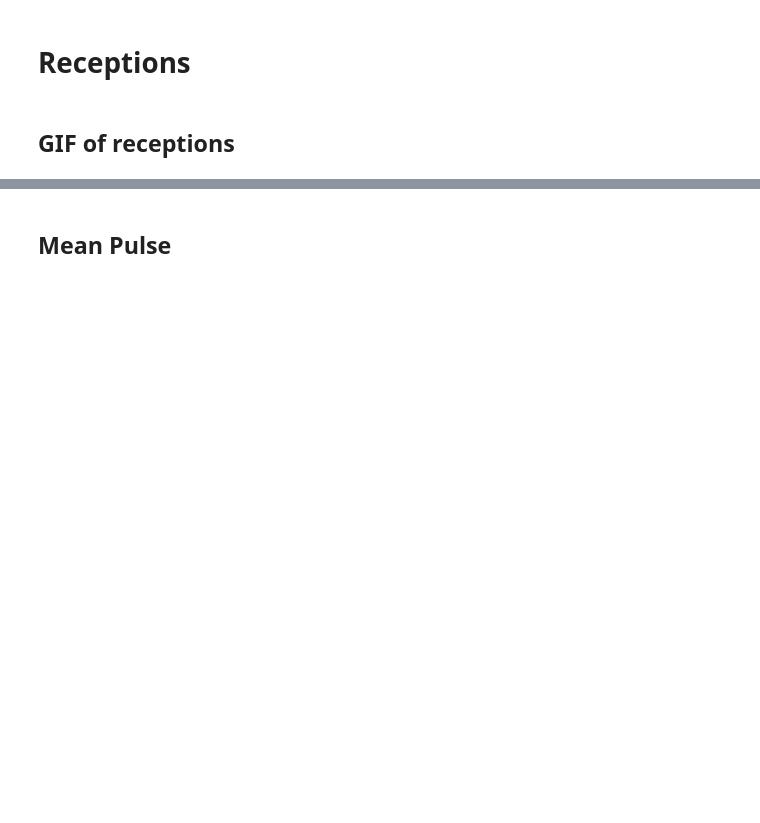
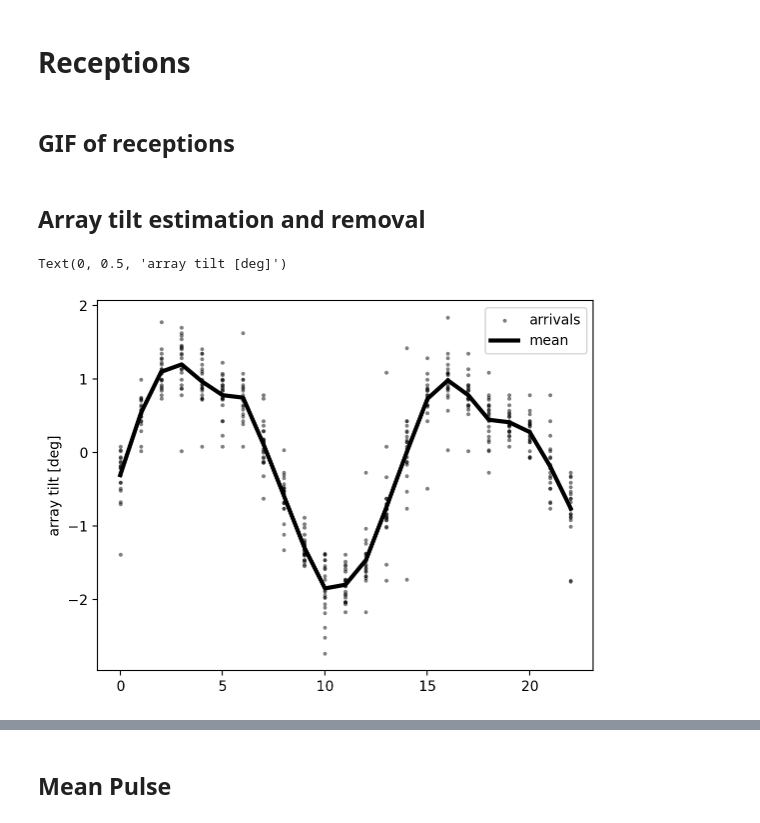
Before and after one commit to John-Ragland/n23_fluctuations_ragland, a Jupyter notebook: notebooks/publication_figures/receptions.ipynb, the cells around one changed output, grey strips where cells are left out. Cells and saved outputs as stored; diff of their text form; code cells hidden in the pictures; blank space fills up the shorter version.

Commit message:
exploring removing array tilt

```diff
--- a/notebooks/publication_figures/receptions.ipynb
+++ b/notebooks/publication_figures/receptions.ipynb
@@ -160,0 +241,33 @@ reception_figures[0].save(
+# %% [markdown]
+## Array tilt estimation and removal
+# %%
+fn = f"{os.environ['NESCAFE23_DATADIR']}dataproducts/peak_locations.pkl"
+with open(fn, "rb") as f:
+    peak_locations = pickle.load(f)
+
+omit_list = ['-15b', '-14b', '-6b', '-13b']
+
+arrival_angles = []
+for k, ray_id in enumerate(peak_locations['angles'].keys()):
+    if ray_id in omit_list:
+        continue
+    if k == 0:
+        label = 'arrivals'
+    else:
+        label = None
+
+    plt.scatter(np.arange(23), peak_locations['angles'][ray_id] - np.mean(peak_locations['angles'][ray_id]), label=label, c='k', alpha=0.5, lw=0, s=8)
+
+    arrival_angles.append(peak_locations['angles'][ray_id] - np.mean(peak_locations['angles'][ray_id]))
+
+arrival_angles = np.array(arrival_angles)
+array_tilt = np.mean(arrival_angles, axis=0)
+
+
+plt.plot(array_tilt, label='mean', c='k', lw=3)
+
+plt.legend()
+plt.ylabel('array tilt [deg]')
+# %% [output]
+Text(0, 0.5, 'array tilt [deg]')
+[figure, added]
```
Also changed, not shown: parts of 15 cells of this notebook, 2 other files.
